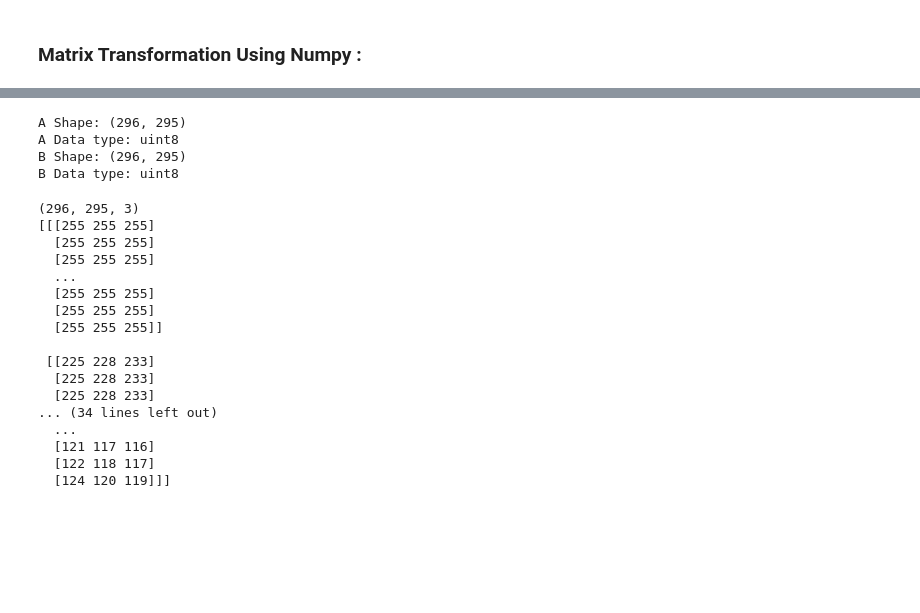
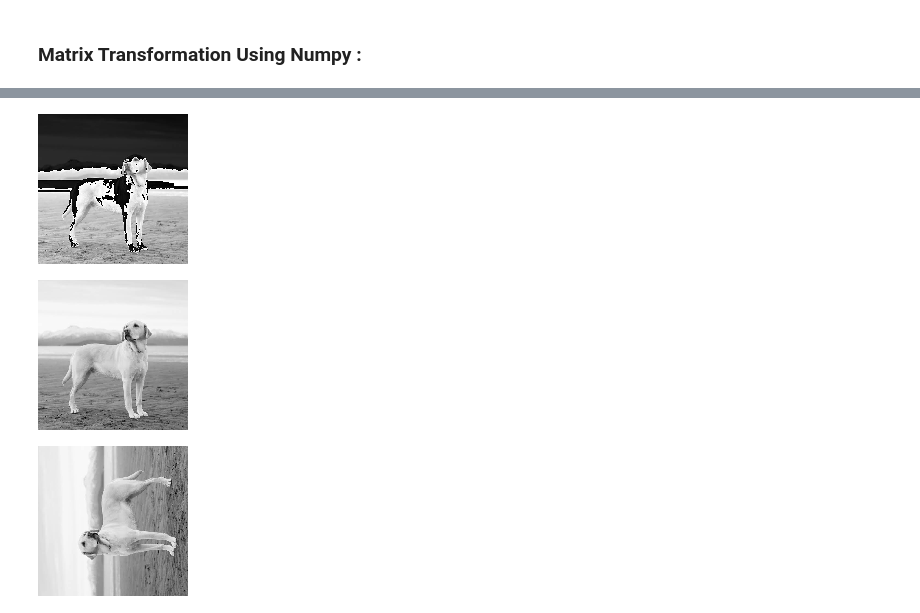
Before and after one commit to Sushil-Kumar-Sahoo/building-in-public, a Jupyter notebook: math_code/linear_algebra/chatpter2.ipynb, the cells around one changed output, grey strips where cells are left out. Drawn from its saved outputs; the diff is of its cells as text; code cells hidden in the pictures; blank space fills up the shorter version.

```diff
--- a/math_code/linear_algebra/chatpter2.ipynb
+++ b/math_code/linear_algebra/chatpter2.ipynb
@@ -86,43 +124,15 @@ Similarity between Sentence A and C: 0.00
 # %%
-from PIL import Image
+# scalar addition/ difference
+B = np.clip(A + 50, 0, 255).astype(np.uint8)    # (mat_op,min,max)
 
-
-img = Image.open("image.png").convert("L")
-
-A = np.array(img)
-
-print("A Shape:", A.shape)
-print("A Data type:", A.dtype)
-
-B = np.clip(A + 50, 0, 255).astype(np.uint8)    # (mat_op,min,max)
-print("B Shape:", B.shape)
-print("B Data type:", B.dtype)
-
-Image.fromarray(A, mode="L").show()
-# Image.fromarray(B, mode="L").show()
-# Image.fromarray(B-50, mode="L").show()
-Image.fromarray(A-50, mode="L").show()
+show_matrix(B)
+show_matrix(B-50)
 # %% [output]
-A Shape: (296, 295)
-A Data type: uint8
-B Shape: (296, 295)
-B Data type: uint8
+[figure, added]
+[figure, added]
 # %%
+# transpose of matrix
+show_matrix(A.T)
+# show_matrix(np.transpose(A))
 # %% [output]
-(296, 295, 3)
-[[[255 255 255]
-  [255 255 255]
-  [255 255 255]
-  ...
-  [255 255 255]
-  [255 255 255]
-  [255 255 255]]
-
- [[225 228 233]
-  [225 228 233]
-  [225 228 233]
-... (34 lines left out)
-  ...
-  [121 117 116]
-  [122 118 117]
-  [124 120 119]]]
+[figure, added]
```
Also changed, not shown: parts of 13 cells of this notebook, 7 other files.
